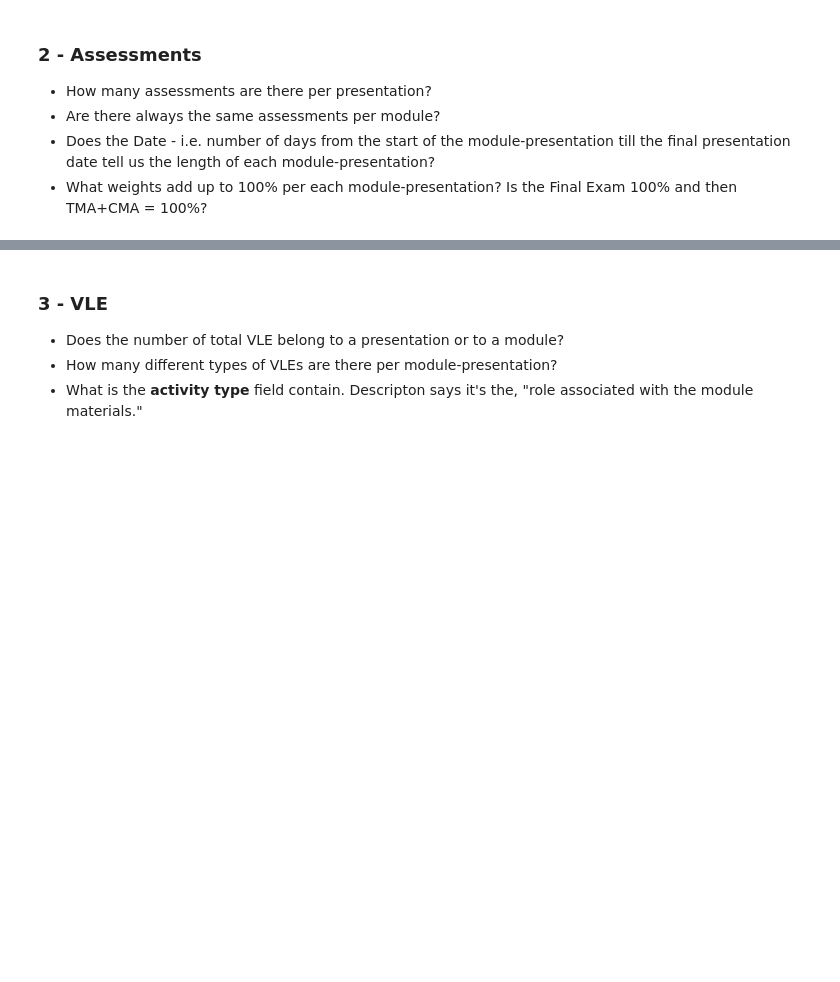
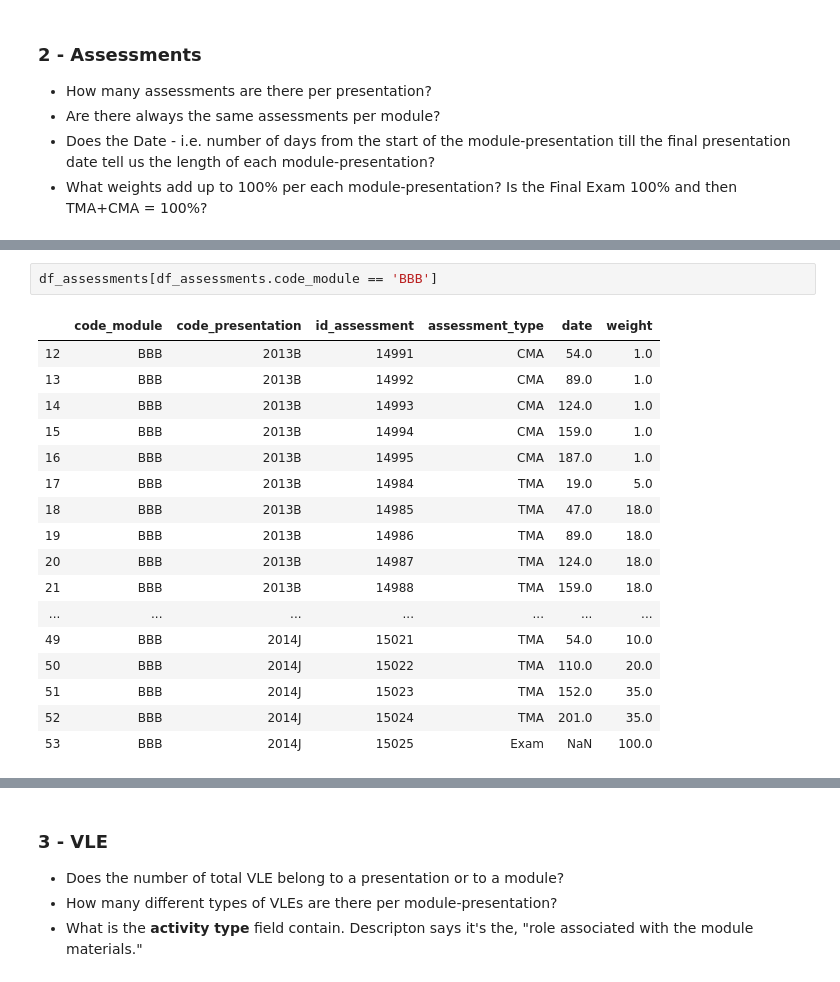
Before and after one commit to jdybuncio/predicting-virtual-learning-outcomes, a Jupyter notebook: Exploration.ipynb, the cells around one changed output, grey strips where cells are left out. Drawn from its saved outputs; the diff is of its cells as text; blank space fills up the shorter version.

```diff
--- a/Exploration.ipynb
+++ b/Exploration.ipynb
@@ -43,0 +204,20 @@ I've listed each raw Data Frame below and the questions I had after reading the
+# %%
+df_assessments[df_assessments.code_module == 'BBB']
+# %% [output]
+|  | code_module | code_presentation | id_assessment | assessment_type | date | weight |
+| 12 | BBB | 2013B | 14991 | CMA | 54.0 | 1.0 |
+| 13 | BBB | 2013B | 14992 | CMA | 89.0 | 1.0 |
+| 14 | BBB | 2013B | 14993 | CMA | 124.0 | 1.0 |
+| 15 | BBB | 2013B | 14994 | CMA | 159.0 | 1.0 |
+| 16 | BBB | 2013B | 14995 | CMA | 187.0 | 1.0 |
+| 17 | BBB | 2013B | 14984 | TMA | 19.0 | 5.0 |
+| 18 | BBB | 2013B | 14985 | TMA | 47.0 | 18.0 |
+| 19 | BBB | 2013B | 14986 | TMA | 89.0 | 18.0 |
+| 20 | BBB | 2013B | 14987 | TMA | 124.0 | 18.0 |
+| 21 | BBB | 2013B | 14988 | TMA | 159.0 | 18.0 |
+| ... | ... | ... | ... | ... | ... | ... |
+| 49 | BBB | 2014J | 15021 | TMA | 54.0 | 10.0 |
+| 50 | BBB | 2014J | 15022 | TMA | 110.0 | 20.0 |
+| 51 | BBB | 2014J | 15023 | TMA | 152.0 | 35.0 |
+| 52 | BBB | 2014J | 15024 | TMA | 201.0 | 35.0 |
+| 53 | BBB | 2014J | 15025 | Exam | NaN | 100.0 |
```
Also changed, not shown: parts of 26 cells of this notebook.
